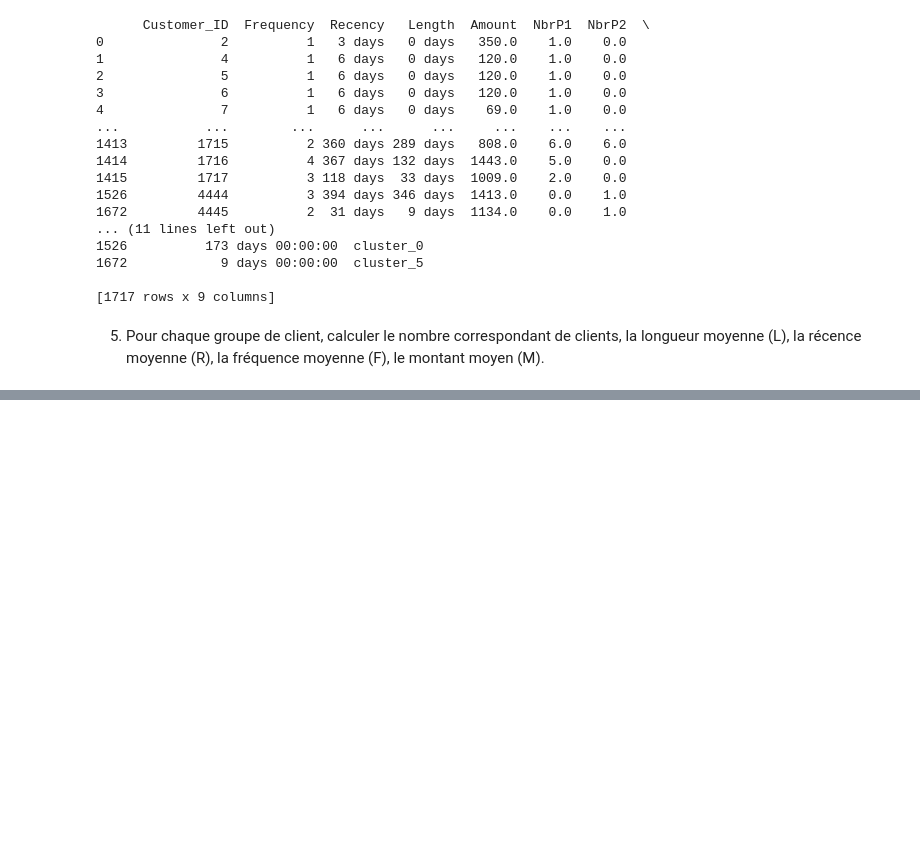
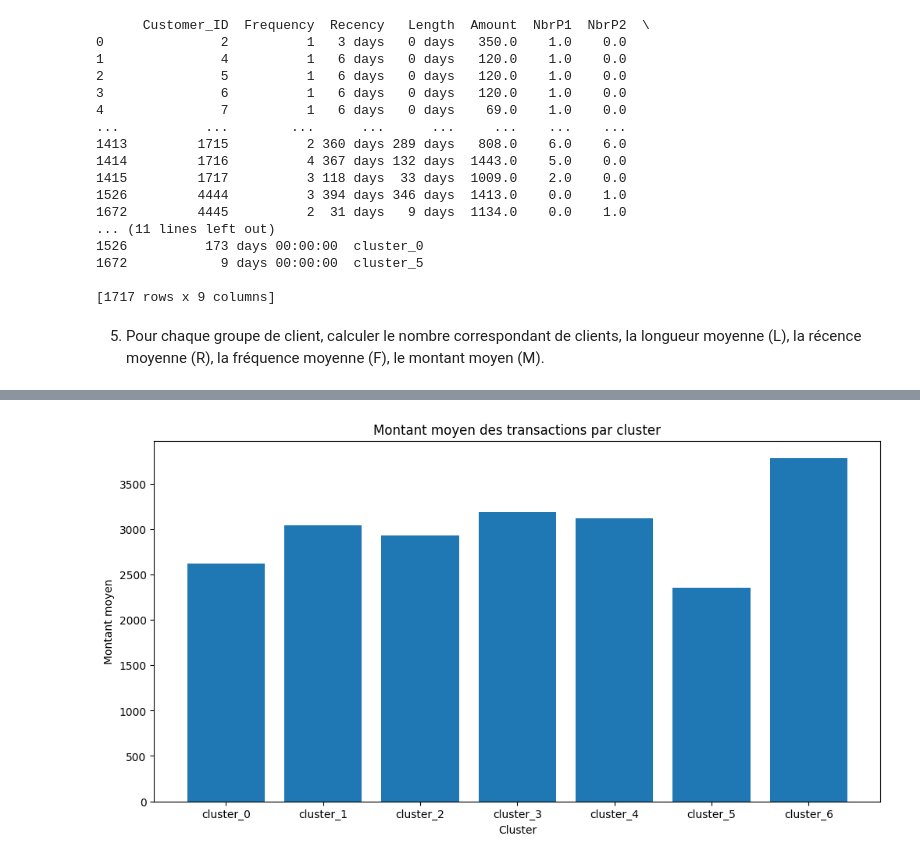
Before and after one commit to MarouaneBenabdelkader/CustomerBehaviorAnalysisWithPython, a Jupyter notebook: mini_project.ipynb, the cells around one changed output, grey strips where cells are left out. Saved outputs shown, nothing was run; the diff lists cells and outputs as text; code cells hidden in the pictures; blank space fills up the shorter version.

```diff
--- a/mini_project.ipynb
+++ b/mini_project.ipynb
@@ -465,0 +539,11 @@ cluster_6  3784.598765
+# %%
+# d. Panier moyen par Cluster
+def plot_cluster_amount(df_stats : pd.DataFrame):
+    plt.figure(figsize=(12, 6))
+    plt.bar(df_stats.index, df_stats["Mean(M)"])
+    plt.title("Montant moyen des transactions par cluster")
+    plt.xlabel("Cluster")
+    plt.ylabel("Montant moyen")
+plot_cluster_amount(statistics_df)
+# %% [output]
+[figure, added]
```
Also changed, not shown: parts of 12 cells of this notebook, 1 other file.
